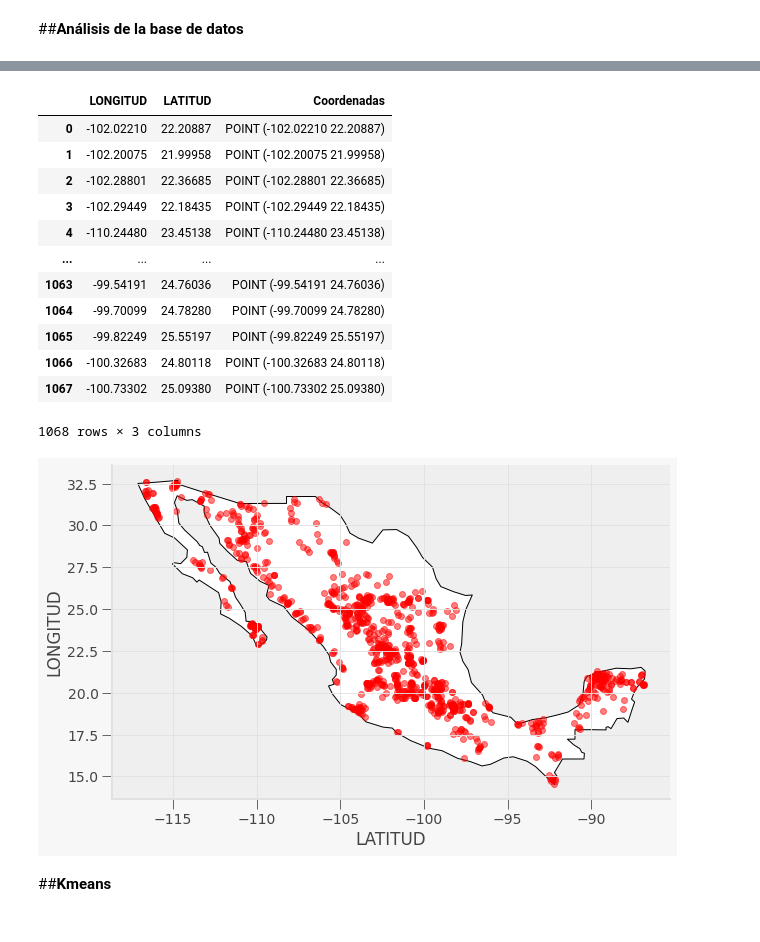
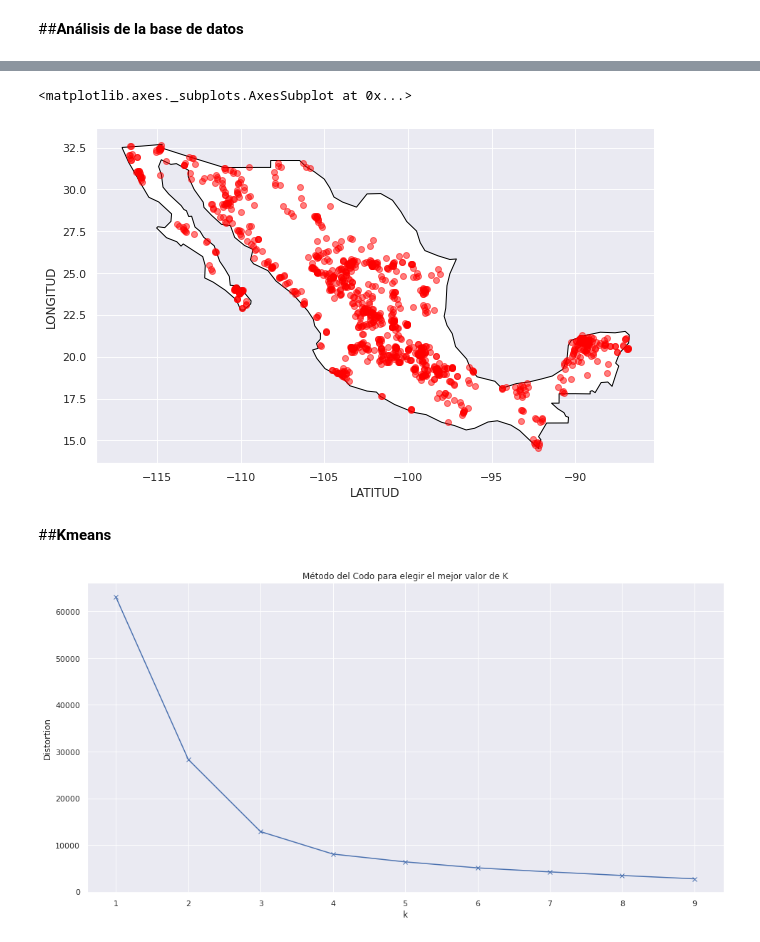
Before and after one commit to PosgradoMNA/actividades-del-projecto-cad_equipo93, a Jupyter notebook: Semana9_Actividad_Kmeans.ipynb, the cells around one changed output, grey strips where cells are left out. Cells and saved outputs as stored; diff of their text form; code cells hidden in the pictures.

```diff
--- a/Semana9_Actividad_Kmeans.ipynb
+++ b/Semana9_Actividad_Kmeans.ipynb
@@ -210,0 +191,3 @@ memory usage: 475.7+ KB
+# %%
+df = df.dropna().reset_index(drop = True)
+df.info()
@@ -226,0 +238,19 @@ latlong=df_asubterraneas[["LATITUD","LONGITUD"]]
+# %%
+df['SITIO_INT'] = pd.Categorical(df['SITIO']).codes
+df['SUBTIPO_INT'] = pd.Categorical(df['SUBTIPO']).codes
+df['CALIDAD_ALC_INT'] = pd.Categorical(df['CALIDAD_ALC']).codes
+df['CALIDAD_CONDUC_INT'] = pd.Categorical(df['CALIDAD_CONDUC']).codes
+df['CALIDAD_SDT_ra_INT'] = pd.Categorical(df['CALIDAD_SDT_ra']).codes
+df['CALIDAD_SDT_salin_INT'] = pd.Categorical(df['CALIDAD_SDT_salin']).codes
+df['CALIDAD_FLUO_INT'] = pd.Categorical(df['CALIDAD_FLUO']).codes
+df['CALIDAD_DUR_INT'] = pd.Categorical(df['CALIDAD_DUR']).codes
+df['CALIDAD_COLI_FEC_INT'] = pd.Categorical(df['CALIDAD_COLI_FEC']).codes
+df['CALIDAD_N_NO3_FEC_INT'] = pd.Categorical(df['CALIDAD_N_NO3']).codes
+df['CALIDAD_AS_INT'] = pd.Categorical(df['CALIDAD_AS']).codes
+df['CALIDAD_CD_INT'] = pd.Categorical(df['CALIDAD_CD']).codes
+df['CALIDAD_CR_INT'] = pd.Categorical(df['CALIDAD_CR']).codes
+df['CALIDAD_HG_INT'] = pd.Categorical(df['CALIDAD_HG']).codes
+df['CALIDAD_PB_INT'] = pd.Categorical(df['CALIDAD_PB']).codes
+df['CALIDAD_MN_INT'] = pd.Categorical(df['CALIDAD_MN']).codes
+df['CALIDAD_FE_INT'] = pd.Categorical(df['CALIDAD_FE']).codes
+df.head()
@@ -226,0 +265,4 @@ latlong=df_asubterraneas[["LATITUD","LONGITUD"]]
+# %%
+sns.set(rc = {'figure.figsize':(25,15)})
+sns.heatmap(df.corr(), annot = True, cmap = 'vlag_r', vmin = -1, vmax = 1)
+plt.show()
@@ -232,7 +277,5 @@ latlong.plot.scatter( "LATITUD","LONGITUD")
 # %%
-df_localización = df_aguas_subterranes[['LONGITUD','LATITUD']]
-df_localización
-df_localización["Coordenadas"] = list(zip(df_localización.LONGITUD, df_localización.LATITUD))
-df_localización["Coordenadas"] = df_localización["Coordenadas"].apply(Point)
-df_localización.head()
+df["Coordenadas"] = list(zip(df.LONGITUD, df.LATITUD))
+df["Coordenadas"] = df["Coordenadas"].apply(Point)
+df.head()
 # %% [output]
@@ -255,38 +289,42 @@ See the caveats in the documentation: https://pandas.pydata.org/pandas-docs/stab
 # %%
-puntos_en_mapa = gpd.GeoDataFrame(df_localización, geometry="Coordenadas")
+puntos_en_mapa = gpd.GeoDataFrame(df, geometry="Coordenadas")
 
 world = gpd.read_file(gpd.datasets.get_path("naturalearth_lowres"))
 
 world = world.set_index("iso_a3")
 world.name.unique()
 fig, gax = plt.subplots(figsize=(10,10))
 
 # By only plotting rows in which the continent is 'South America' we only plot SA.
 world.query("name == 'Mexico'").plot(ax=gax, edgecolor='black',color='white')
 
 # By the way, if you haven't read the book 'longitude' by Dava Sobel, you should...
 gax.set_xlabel('LATITUD')
 gax.set_ylabel('LONGITUD')
 
 gax.spines['top'].set_visible(False)
 gax.spines['right'].set_visible(False)
 
 puntos_en_mapa.plot(ax=gax, color='red', alpha = 0.5)
-puntos_en_mapa
+#puntos_en_mapa
 # %% [output]
-|  | LONGITUD | LATITUD | Coordenadas |
-| 0 | -102.02210 | 22.20887 | POINT (-102.02210 22.20887) |
-| 1 | -102.20075 | 21.99958 | POINT (-102.20075 21.99958) |
-| 2 | -102.28801 | 22.36685 | POINT (-102.28801 22.36685) |
-| 3 | -102.29449 | 22.18435 | POINT (-102.29449 22.18435) |
-| 4 | -110.24480 | 23.45138 | POINT (-110.24480 23.45138) |
-| ... | ... | ... | ... |
-| 1063 | -99.54191 | 24.76036 | POINT (-99.54191 24.76036) |
-| 1064 | -99.70099 | 24.78280 | POINT (-99.70099 24.78280) |
-| 1065 | -99.82249 | 25.55197 | POINT (-99.82249 25.55197) |
-| 1066 | -100.32683 | 24.80118 | POINT (-100.32683 24.80118) |
-| 1067 | -100.73302 | 25.09380 | POINT (-100.73302 25.09380) |
-1068 rows × 3 columns
+<matplotlib.axes._subplots.AxesSubplot at 0x...>
-[figure, old version]
+[figure, new version]
 # %% [markdown]
 ##**Kmeans**
+# %%
+distortions = []
+K = range(1,10)
+for k in K:
+    kmeanModel = KMeans(n_clusters=k)
+    kmeanModel.fit(df[['LONGITUD',	'LATITUD']])
+    distortions.append(kmeanModel.inertia_)
+
+plt.figure(figsize=(16,8))
+plt.plot(K, distortions, 'bx-')
+plt.xlabel('k')
+plt.ylabel('Distortion')
+plt.title('Método del Codo para elegir el mejor valor de K')
+plt.show()
+# %% [output]
+[figure, added]
```
Also changed, not shown: parts of 34 cells of this notebook.
